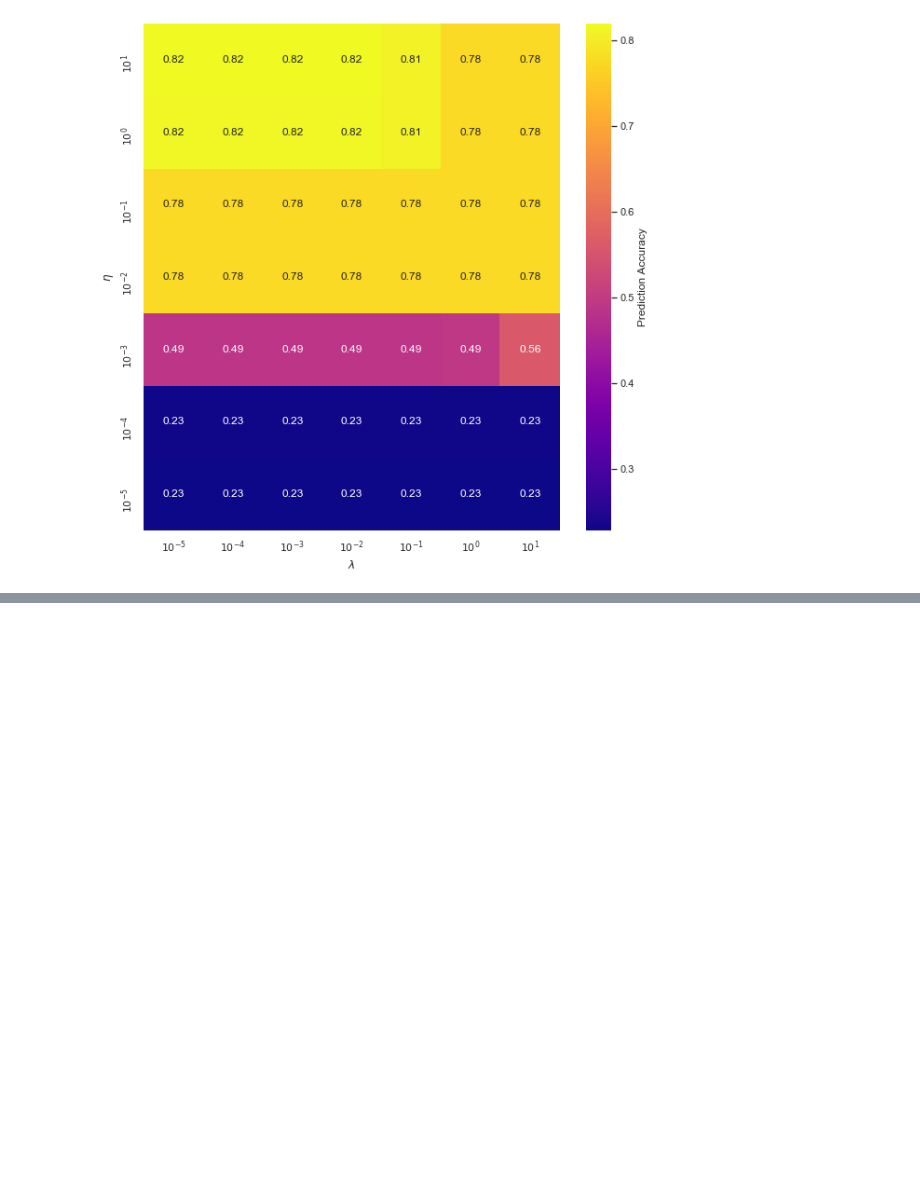
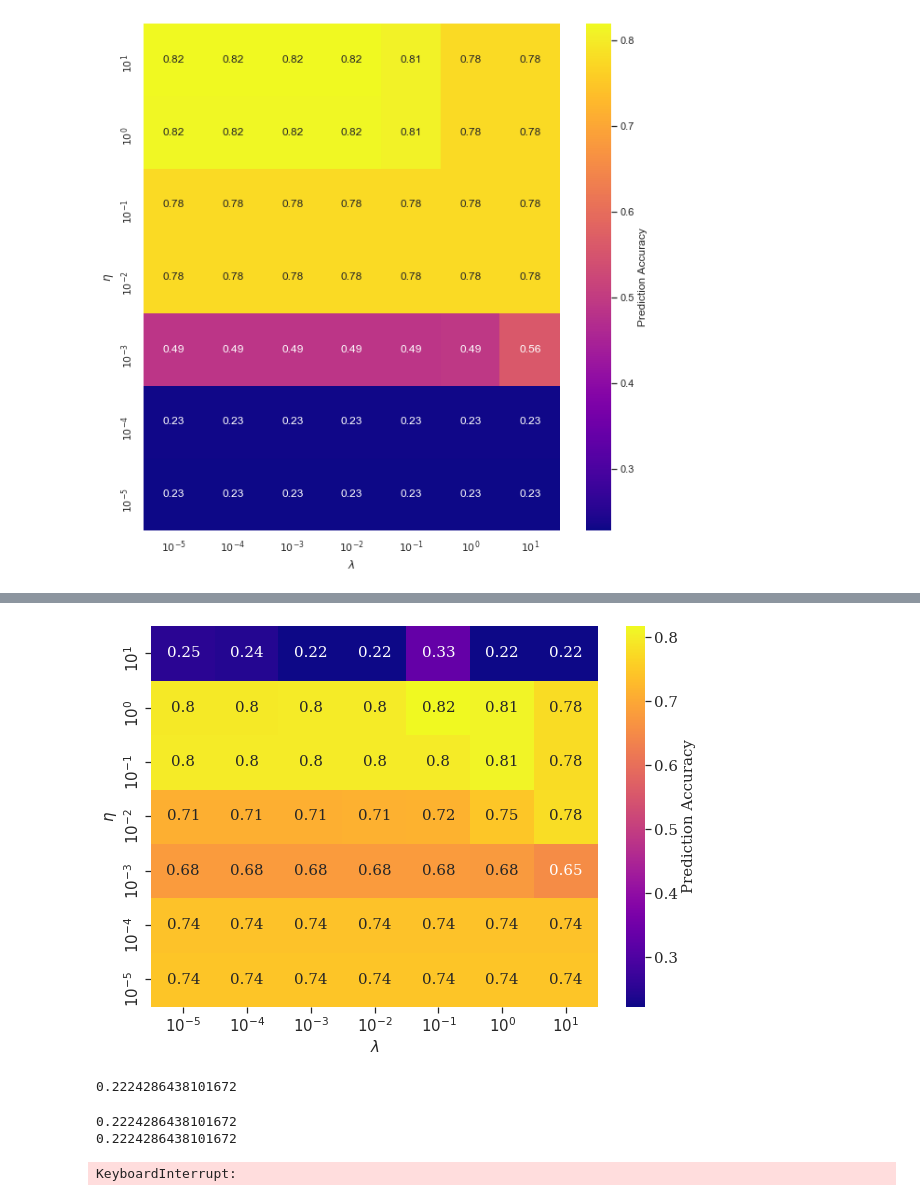
Before and after one commit to bruce-chappell/FYS4155, a Jupyter notebook: project2/credit_card_analysis.ipynb, the cells around one changed output, grey strips where cells are left out. Drawn from its saved outputs; the diff is of its cells as text; code cells hidden in the pictures; blank space fills up the shorter version.

```diff
--- a/project2/credit_card_analysis.ipynb
+++ b/project2/credit_card_analysis.ipynb
@@ -466,0 +589,70 @@ for i, eta in enumerate(eta_vec):
+# %%
+#15, 15
+eta_vec = np.logspace(-5, 1, 7)
+lam_vec = np.logspace(-5, 1, 7)
+test_accuracy_NN_tanh = np.zeros((len(eta_vec), len(lam_vec)))
+
+for i, eta in enumerate(eta_vec):
+    for j, lam in enumerate(lam_vec):
+        kf = KFold(n_splits = 5, shuffle = True)
+        accuracy = 0
+        for tr_idx, val_idx in kf.split(X_train):
+            NN = Neural_Network('REGRESSOR', X_train[tr_idx], y_train[tr_idx], ['TANH', 'TANH', 'TANH'],
+                                  epochs = 10, batchsize = 100, iterations = None, hidden_layers =2,
+                                  hidden_neurons = [15,15], eta = eta, lambd = lam)
+            NN.train(X_train[tr_idx], y_train[tr_idx])
+            _, prob = NN.feed_out_regressor(X_train[val_idx])
+            pred = NN.score_binary(prob[-1])
+            accuracy += NN.accuracy(pred, y_train[val_idx])
+        accuracy = accuracy/5
+        test_accuracy_NN_tanh[i][j] = accuracy
+# %%
+import seaborn as sns
+import matplotlib.pyplot as plt
+#PLOT OVER HYPERPARAMETER 10, 10
+
+labels = ['$10^{-5}$', '$10^{-4}$', '$10^{-3}$', '$10^{-2}$', '$10^{-1}$', '$10^0$','$10^1$',]
+fig, ax = plt.subplots(figsize = (10, 7))
+sns.set_style('dark',{'axes.edgecolor': '.1','xtick.bottom': True,'ytick.left': True,'axes.grid':True,
+                      'grid.color':'white','font.family':['serif'],'font.serif':['serif'],'xtick.bottom':True,
+                      'ytick.left':True})
+sns.heatmap(test_accuracy_NN_tanh, annot=True, ax=ax, cmap="plasma", cbar_kws={'label': 'Prediction Accuracy'})
+ax.set_ylabel("$\eta$")
+ax.set_xlabel("$\lambda$")
+ax.set_xticklabels(labels)
+ax.set_yticklabels(labels)
+plt.ylim(0,7)
+plt.show()
+# %% [output]
+[figure, added]
+# %%
+NN1 = Neural_Network('REGRESSOR', X_train, y_train, ['TANH', 'TANH', 'TANH'],
+                                      epochs = 10, batchsize = 100, iterations = None, hidden_layers =2,
+                                      hidden_neurons = [15,15], eta = 10e0, lambd = 10e-1)
+NN1.train(X_train, y_train)
+_, prob = NN.feed_out_regressor(X_test)
+pred = NN1.score_binary(prob[-1])
+acc = NN1.accuracy(pred, y_test)
+print(acc)
+# %% [output]
+0.2224286438101672
+# %%
+# TESTING DIFFERENT EPOCHS AND BATCH SIZES 15,15
+epoch_vals = np.concatenate((np.array([1]),np.arange(10,101,10)), axis=0) #1, 10, 20, ...100
+batch_vals = [8,16,32,64,128,256] #2^N
+accuracy_mat_tanh = np.zeros((len(epoch_vals),len(batch_vals)))
+for i, batch in enumerate(batch_vals):
+    for j, val in enumerate(epoch_vals):
+        NN = Neural_Network('REGRESSOR', X_train, y_train, ['TANH', 'TANH', 'TANH'],
+                                      epochs = val, batchsize = batch, iterations = None, hidden_layers =2,
+                                      hidden_neurons = [15,15], eta = 10e0, lambd = 10e-1)
+        NN.train(X_train, y_train)
+        _, prob = NN.feed_out_regressor(X_test)
+        pred = NN.score_binary(prob[-1])
+        acc = NN.accuracy(pred, y_test)
+        print(acc)
+        accuracy_mat_tanh[j][i] = acc
+# %% [output]
+0.2224286438101672
+0.2224286438101672
+KeyboardInterrupt:
```
Also changed, not shown: parts of 11 cells of this notebook.
